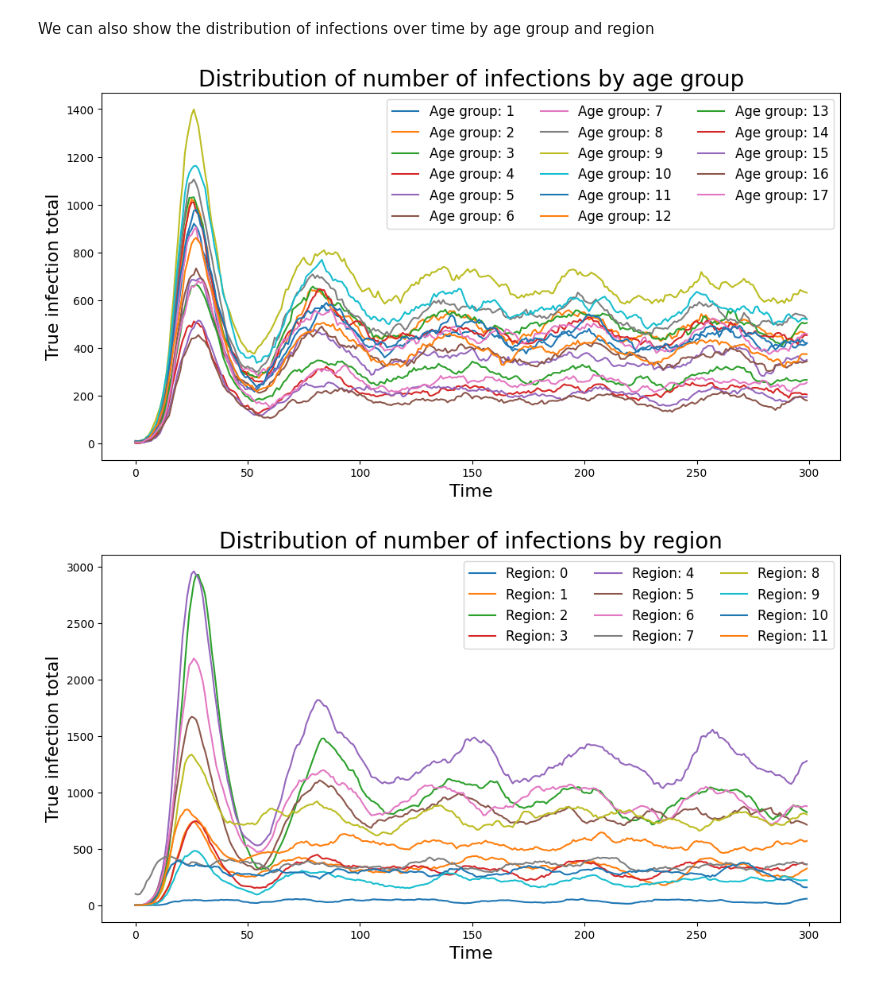
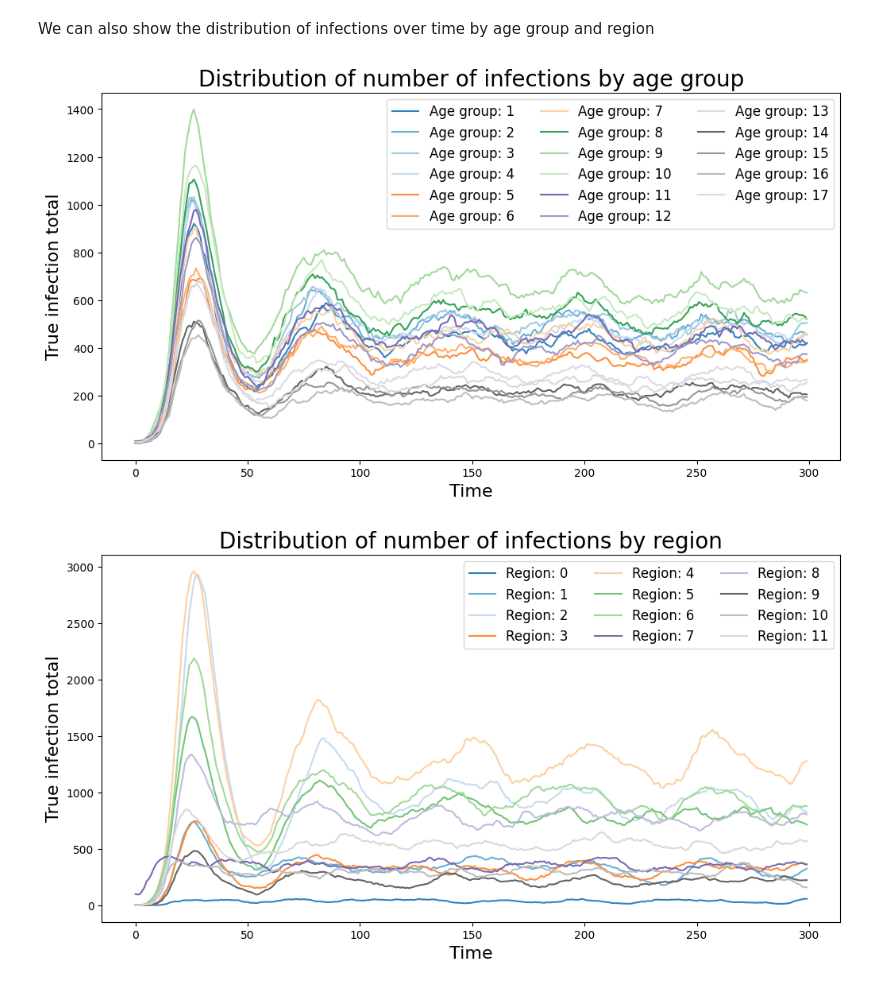
Before and after one commit to SABS-R3-Epidemiology/EpiOS, a Jupyter notebook: stratified_random/stratified_predictions.ipynb, the cells around one changed output. Cells and saved outputs as stored; diff of their text form; code cells hidden in the pictures.

Commit message:
Plot colours

```diff
--- a/stratified_random/stratified_predictions.ipynb
+++ b/stratified_random/stratified_predictions.ipynb
@@ -783,23 +783,27 @@ plt.clf()
 We can also show the distribution of infections over time by age group and region
 # %%
 plt.figure(figsize=(12, 6))
+cmap = plt.get_cmap('tab20c')
+colors = [cmap(i) for i in np.linspace(0, 1, len(true_age_grouped_infections))]
 for i, sublist in enumerate(true_age_grouped_lists):
-    plt.plot(times, true_age_grouped_lists[i], label=f'Age group: {i+1}')
+    plt.plot(times, true_age_grouped_lists[i], label=f'Age group: {i+1}', color=colors[i])
 plt.xlabel("Time", fontsize=16)
 plt.ylabel("True infection total", fontsize=16)
 plt.title("Distribution of number of infections by age group", fontsize=20)
 plt.legend(fontsize=12, ncol=3)
 plt.show()
 # %% [output]
-[figure, old version]
+[figure, new version]
 # %%
 plt.figure(figsize=(12, 6))
+cmap = plt.get_cmap('tab20c')
+colors = [cmap(i) for i in np.linspace(0, 1, len(true_region_infections))]
 for i, sublist in enumerate(true_region_lists):
-    plt.plot(times, true_region_lists[i], label=f'Region: {i}')
+    plt.plot(times, true_region_lists[i], label=f'Region: {i}', color=colors[i])
 plt.xlabel("Time", fontsize=16)
 plt.ylabel("True infection total", fontsize=16)
 plt.title("Distribution of number of infections by region", fontsize=20)
 plt.legend(fontsize=12, ncol=3)
 plt.show()
 # %% [output]
-[figure, old version]
+[figure, new version]
```
